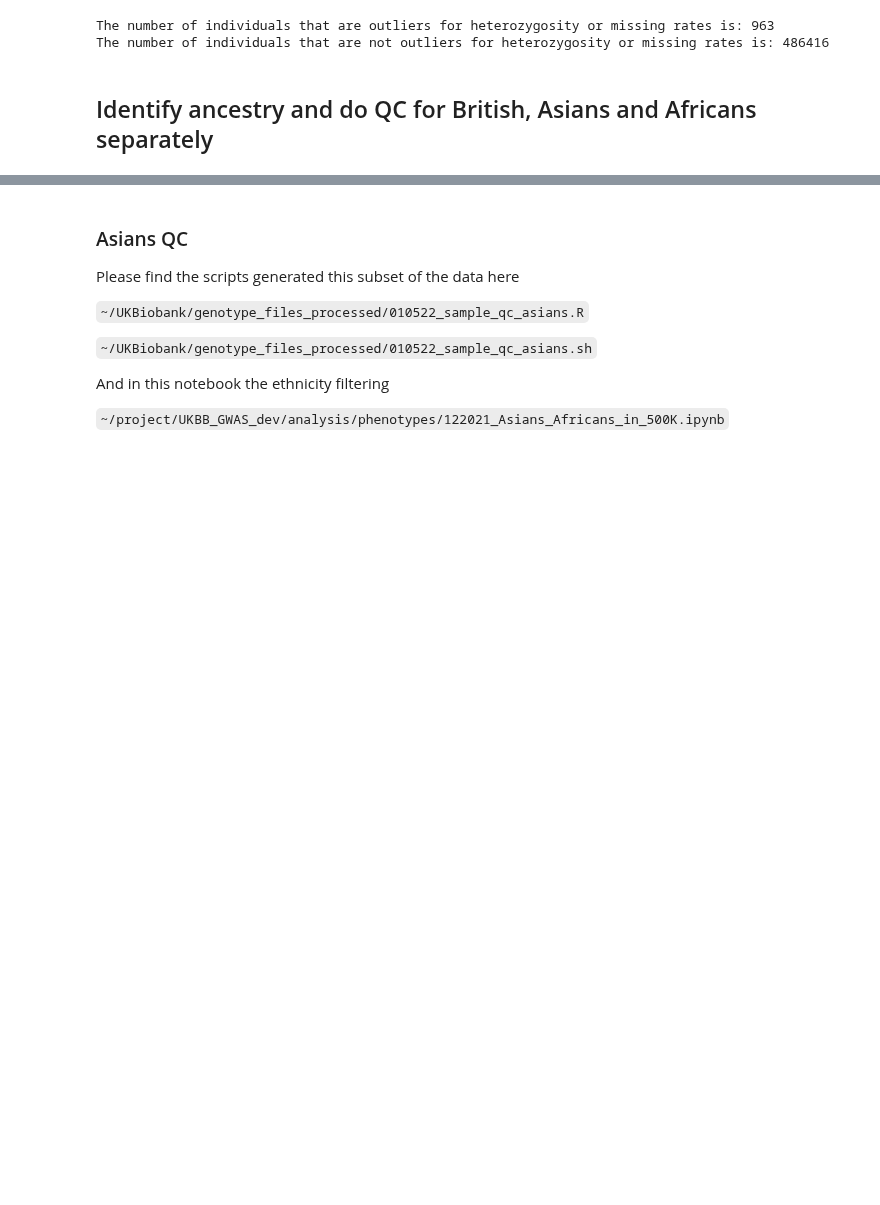
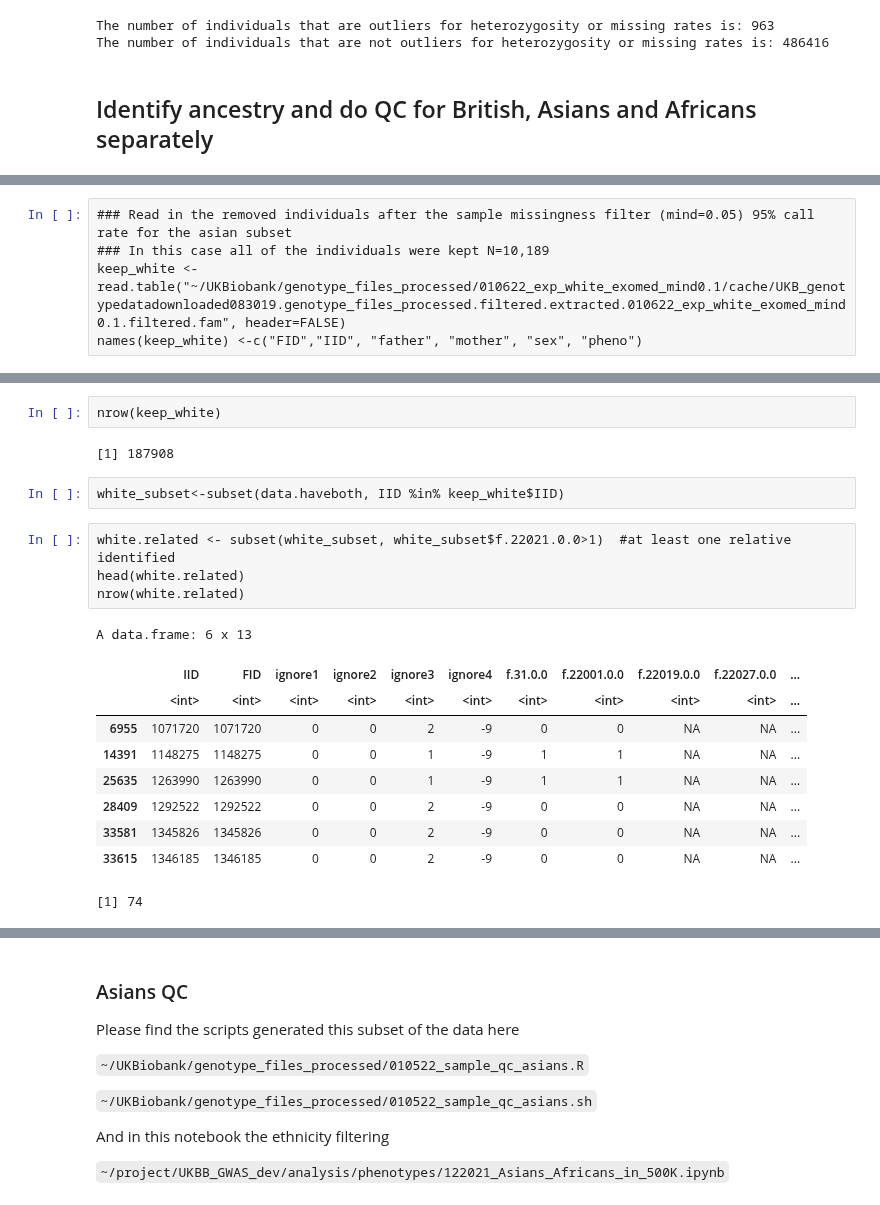
Before and after one commit to statgenetics/UKBB_GWAS_dev, a Jupyter notebook: workflow/UKBB_QC_genoarray.ipynb, the cells around one changed output, grey strips where cells are left out. Saved outputs shown, nothing was run; the diff lists cells and outputs as text; blank space fills up the shorter version.

```diff
--- a/workflow/UKBB_QC_genoarray.ipynb
+++ b/workflow/UKBB_QC_genoarray.ipynb
@@ -319,0 +379,5 @@ The number of individuals that are not outliers for heterozygosity or missing ra
+# %%
+### Read in the removed individuals after the sample missingness filter (mind=0.05) 95% call rate for the asian subset
+### In this case all of the individuals were kept N=10,189
+keep_white <- read.table("~/UKBiobank/genotype_files_processed/010622_exp_white_exomed_mind0.1/cache/UKB_genotypedatadownloaded083019.genotype_files_processed.filtered.extracted.010622_exp_white_exomed_mind0.1.filtered.fam", header=FALSE)
+names(keep_white) <-c("FID","IID", "father", "mother", "sex", "pheno")
@@ -319,0 +396,21 @@ The number of individuals that are not outliers for heterozygosity or missing ra
+# %%
+nrow(keep_white)
+# %% [output]
+[1] 187908
+# %%
+white_subset<-subset(data.haveboth, IID %in% keep_white$IID)
+# %%
+white.related <- subset(white_subset, white_subset$f.22021.0.0>1)  #at least one relative identified
+head(white.related)
+nrow(white.related)
+# %% [output]
+A data.frame: 6 x 13
+|  | IID | FID | ignore1 | ignore2 | ignore3 | ignore4 | f.31.0.0 | f.22001.0.0 | f.22019.0.0 | f.22027.0.0 | ... |
+|  | <int> | <int> | <int> | <int> | <int> | <int> | <int> | <int> | <int> | <int> | ... |
+| 6955 | 1071720 | 1071720 | 0 | 0 | 2 | -9 | 0 | 0 | NA | NA | ... |
+| 14391 | 1148275 | 1148275 | 0 | 0 | 1 | -9 | 1 | 1 | NA | NA | ... |
+| 25635 | 1263990 | 1263990 | 0 | 0 | 1 | -9 | 1 | 1 | NA | NA | ... |
+| 28409 | 1292522 | 1292522 | 0 | 0 | 2 | -9 | 0 | 0 | NA | NA | ... |
+| 33581 | 1345826 | 1345826 | 0 | 0 | 2 | -9 | 0 | 0 | NA | NA | ... |
+| 33615 | 1346185 | 1346185 | 0 | 0 | 2 | -9 | 0 | 0 | NA | NA | ... |
+[1] 74
```
Also changed, not shown: parts of 12 cells of this notebook.
